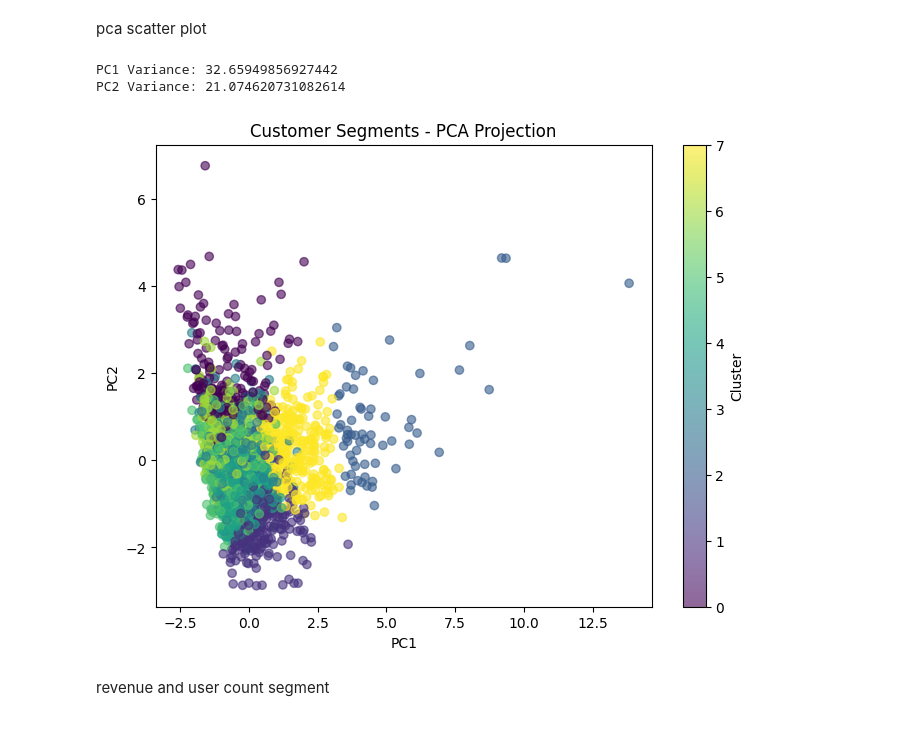
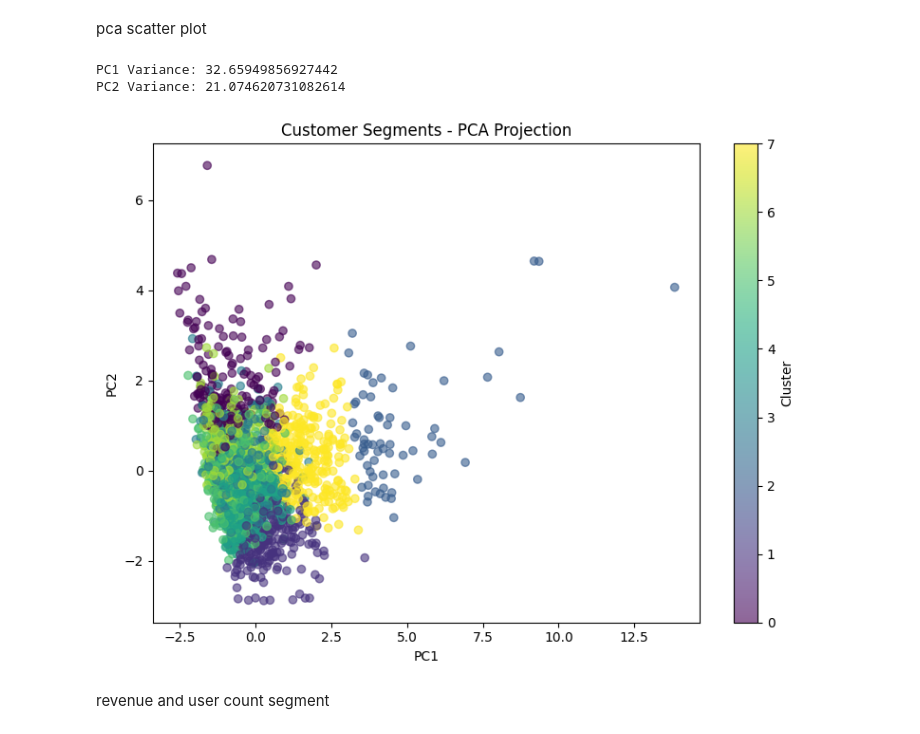
Before and after one commit to preethitamilselvi06-glitch/python-program, a Jupyter notebook: notebooks/week3.ipynb, the cells around one changed output. Saved outputs shown, nothing was run; the diff lists cells and outputs as text; code cells hidden in the pictures.

```diff
--- a/notebooks/week3.ipynb
+++ b/notebooks/week3.ipynb
@@ -199,33 +203,35 @@ pca scatter plot
 # %%
 from sklearn.decomposition import PCA
 import matplotlib.pyplot as plt
 
 pca = PCA(n_components=2, random_state=42)
 
 components = pca.fit_transform(rfm_scaled)
 
 print("PC1 Variance:", pca.explained_variance_ratio_[0]*100)
 print("PC2 Variance:", pca.explained_variance_ratio_[1]*100)
 
 plt.figure(figsize=(8,6))
 
 plt.scatter(
     components[:,0],
     components[:,1],
     c=rfm['Cluster'],
     cmap='viridis',
     alpha=0.6
 )
 
 plt.xlabel("PC1")
 plt.ylabel("PC2")
 plt.title("Customer Segments - PCA Projection")
 plt.colorbar(label="Cluster")
+plt.tight_layout()
+plt.savefig('outputs/pca_scatter.png')
 plt.show()
 # %% [output]
 PC1 Variance: 32.65949856927442
 PC2 Variance: 21.074620731082614
-[figure, old version]
+[figure, new version]
 # %% [markdown]
 revenue and user count segment
 # %%
```
Also changed, not shown: parts of 3 cells of this notebook, 4 other files.
